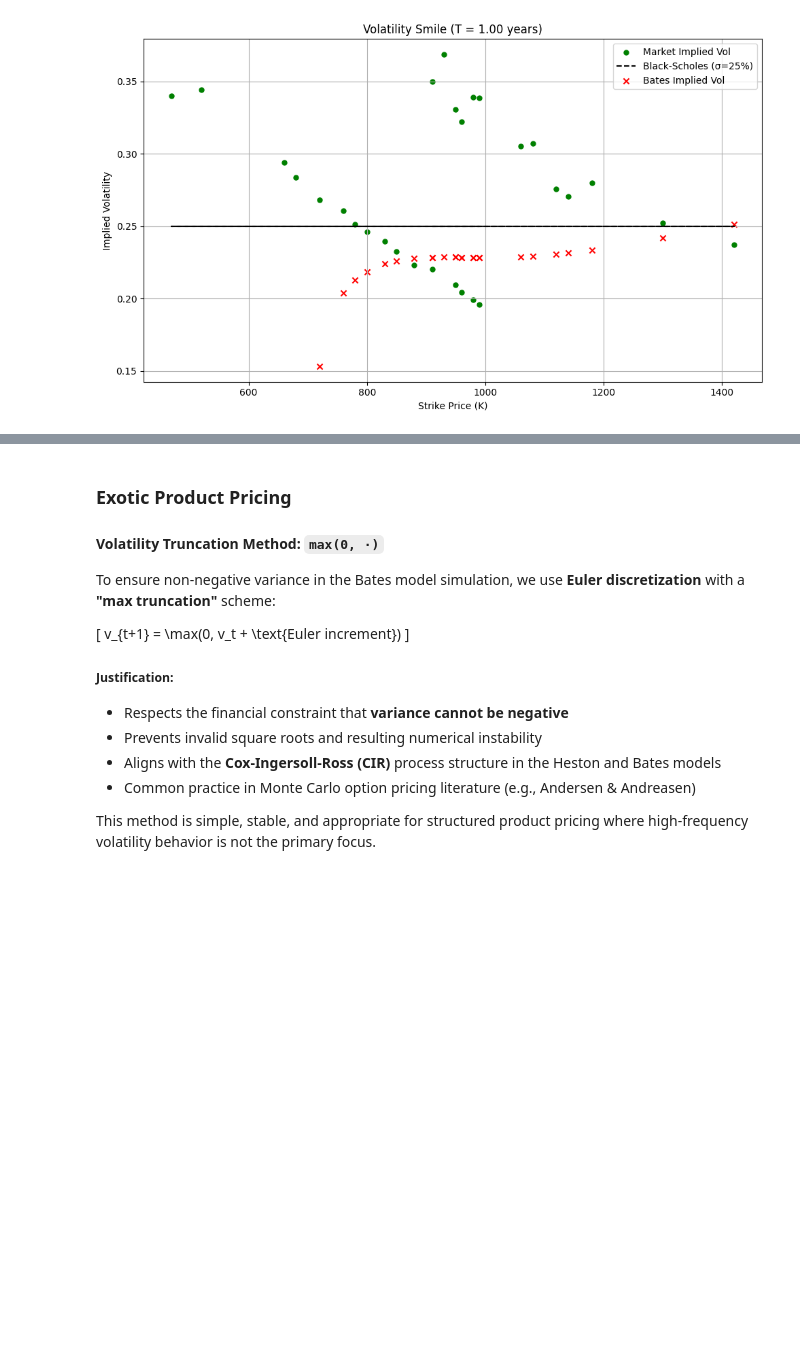
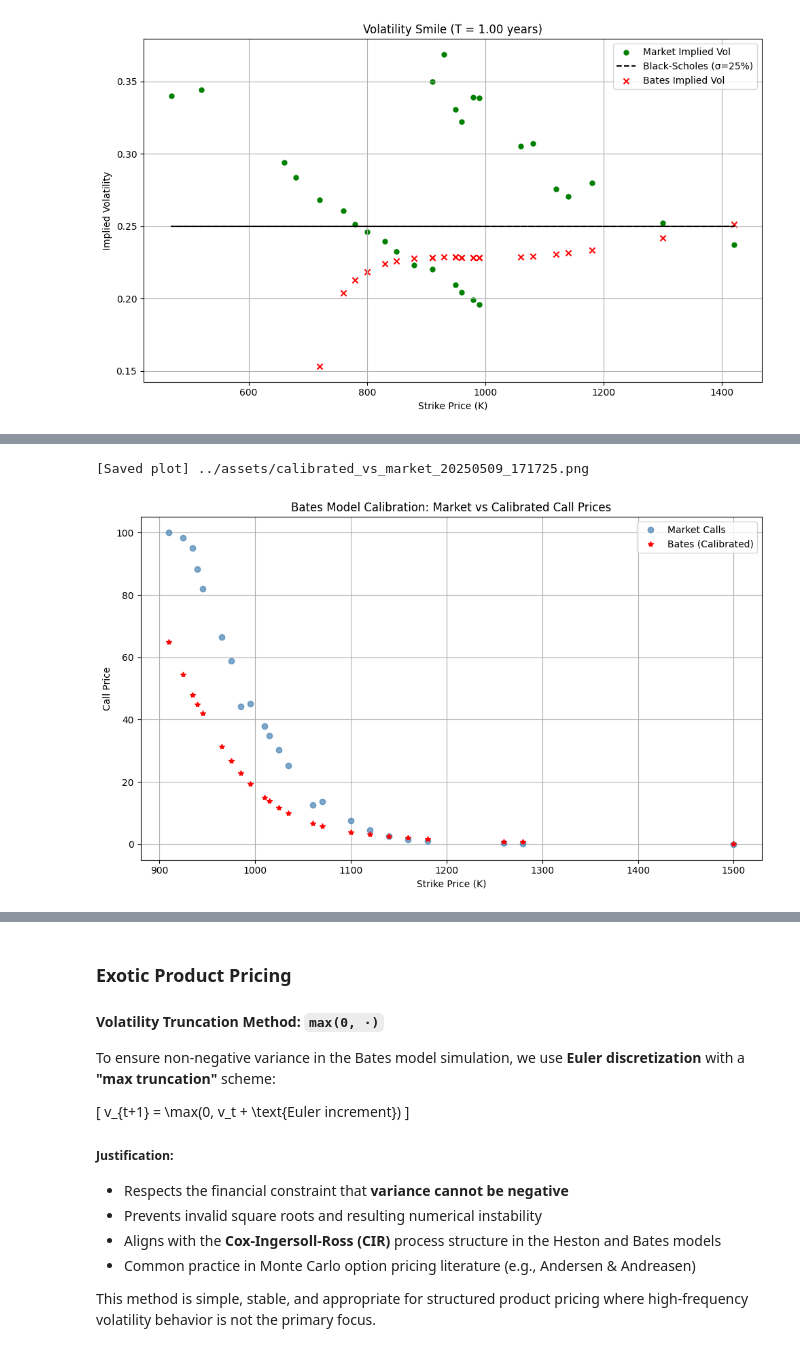
Before and after one commit to ashutoshjha3103/exotic_option_pricing_fe2025, a Jupyter notebook: code/structured_product_design_and_hedge2.ipynb, the cells around one changed output, grey strips where cells are left out. Cells and saved outputs as stored; diff of their text form; code cells hidden in the pictures; blank space fills up the shorter version.

```diff
--- a/code/structured_product_design_and_hedge2.ipynb
+++ b/code/structured_product_design_and_hedge2.ipynb
@@ -551,0 +606,29 @@ calibrator.plot_implied_volatility_smile_comparison(clean_otm_options_df)
+# %%
+# Filter the dataset to 3-month maturity only
+T_target = 0.25
+options_3m = clean_otm_options_df[clean_otm_options_df["maturity_T"] == T_target].copy()
+
+# Assign the correct r value per row
+options_3m["r"] = rate_map[T_target]
+
+# Initialize calibrator for T = 0.25
+calibrator_3m = Calibration(S0, rate_map[T_target], T_target, *initial_guess)
+
+# Run 3-month-only calibration
+result_3m = calibrator_3m.calibrate_to_market(
+    clean_options_df=options_3m,
+    initial_guess=initial_guess,
+    bounds=bounds,
+    q=q_estimated,
+    weight_type="relative"
+)
+
+# Store and display results
+calibration_results_3m = {
+    "result": result_3m,
+    "calibrator": calibrator_3m
+}
+
+print("\n=== Calibration for T = 0.25 (3-Month) ===")
+print("Success:", result_3m["success"])
+print("Final loss:", result_3m["loss"])
@@ -551,0 +649,5 @@ calibrator.plot_implied_volatility_smile_comparison(clean_otm_options_df)
+# %%
+calibrator.plot_calibrated_vs_market(options_3m)
+# %% [output]
+[Saved plot] ../assets/calibrated_vs_market_20250509_171725.png
+[figure, added]
```
Also changed, not shown: parts of 6 cells of this notebook, 1 other file.
